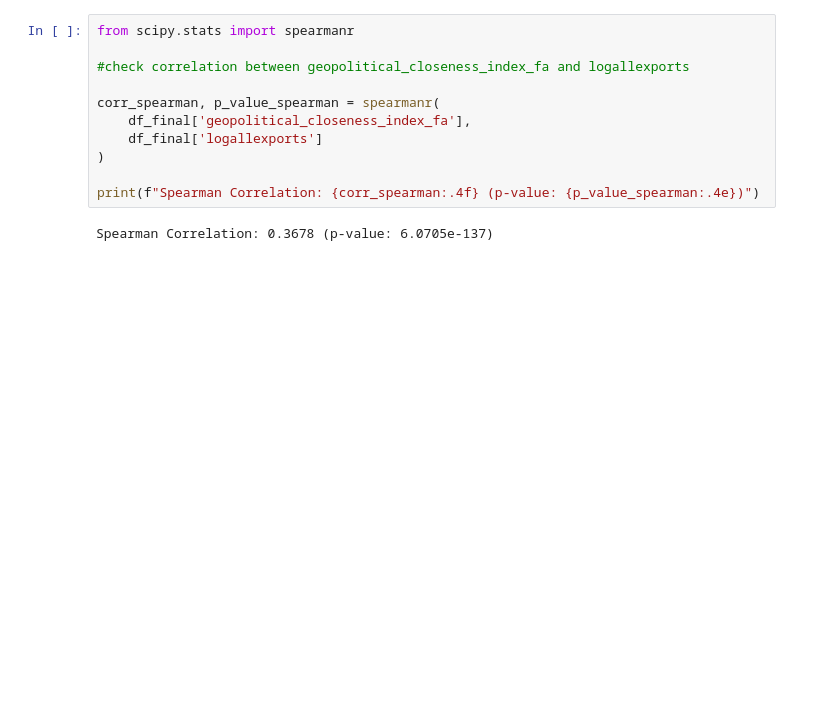
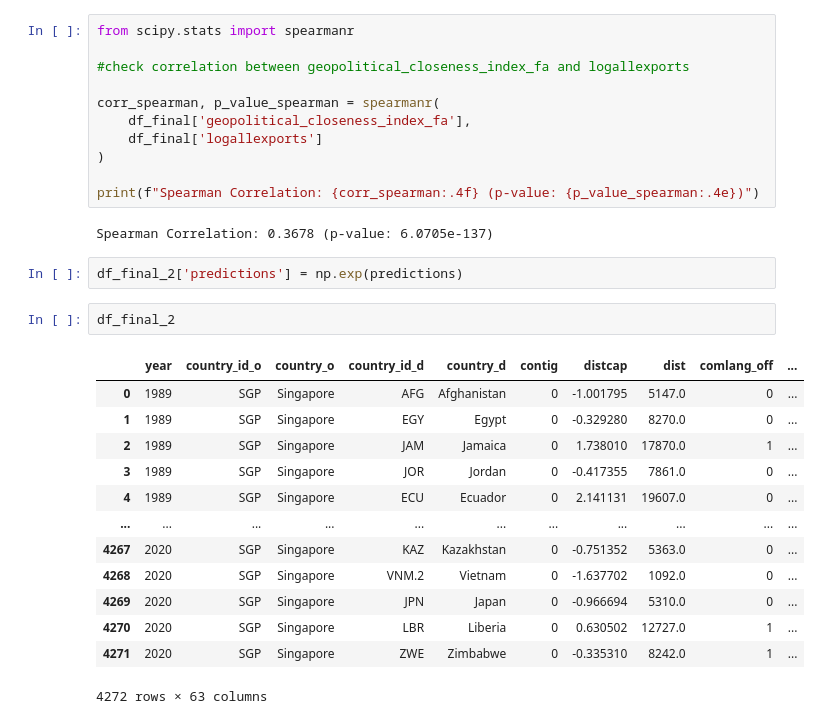
Before and after one commit to luna-ortus-cor/Geopolitical-Distance-and-Global-Trade, a Jupyter notebook: Backend/code/[model]XGBoost3_timeseriescv.ipynb, the cells around one changed output. Cells and saved outputs as stored; diff of their text form; blank space fills up the shorter version.

```diff
--- a/Backend/code/[model]XGBoost3_timeseriescv.ipynb
+++ b/Backend/code/[model]XGBoost3_timeseriescv.ipynb
@@ -166,3 +169,21 @@ corr_spearman, p_value_spearman = spearmanr(
 print(f"Spearman Correlation: {corr_spearman:.4f} (p-value: {p_value_spearman:.4e})")
 # %% [output]
 Spearman Correlation: 0.3678 (p-value: 6.0705e-137)
+# %%
+df_final_2['predictions'] = np.exp(predictions)
+# %%
+df_final_2
+# %% [output]
+|  | year | country_id_o | country_o | country_id_d | country_d | contig | distcap | dist | comlang_off | ... |
+| 0 | 1989 | SGP | Singapore | AFG | Afghanistan | 0 | -1.001795 | 5147.0 | 0 | ... |
+| 1 | 1989 | SGP | Singapore | EGY | Egypt | 0 | -0.329280 | 8270.0 | 0 | ... |
+| 2 | 1989 | SGP | Singapore | JAM | Jamaica | 0 | 1.738010 | 17870.0 | 1 | ... |
+| 3 | 1989 | SGP | Singapore | JOR | Jordan | 0 | -0.417355 | 7861.0 | 0 | ... |
+| 4 | 1989 | SGP | Singapore | ECU | Ecuador | 0 | 2.141131 | 19607.0 | 0 | ... |
+| ... | ... | ... | ... | ... | ... | ... | ... | ... | ... | ... |
+| 4267 | 2020 | SGP | Singapore | KAZ | Kazakhstan | 0 | -0.751352 | 5363.0 | 0 | ... |
+| 4268 | 2020 | SGP | Singapore | VNM.2 | Vietnam | 0 | -1.637702 | 1092.0 | 0 | ... |
+| 4269 | 2020 | SGP | Singapore | JPN | Japan | 0 | -0.966694 | 5310.0 | 0 | ... |
+| 4270 | 2020 | SGP | Singapore | LBR | Liberia | 0 | 0.630502 | 12727.0 | 1 | ... |
+| 4271 | 2020 | SGP | Singapore | ZWE | Zimbabwe | 0 | -0.335310 | 8242.0 | 1 | ... |
+4272 rows × 63 columns
```
Also changed, not shown: parts of 6 cells of this notebook.
